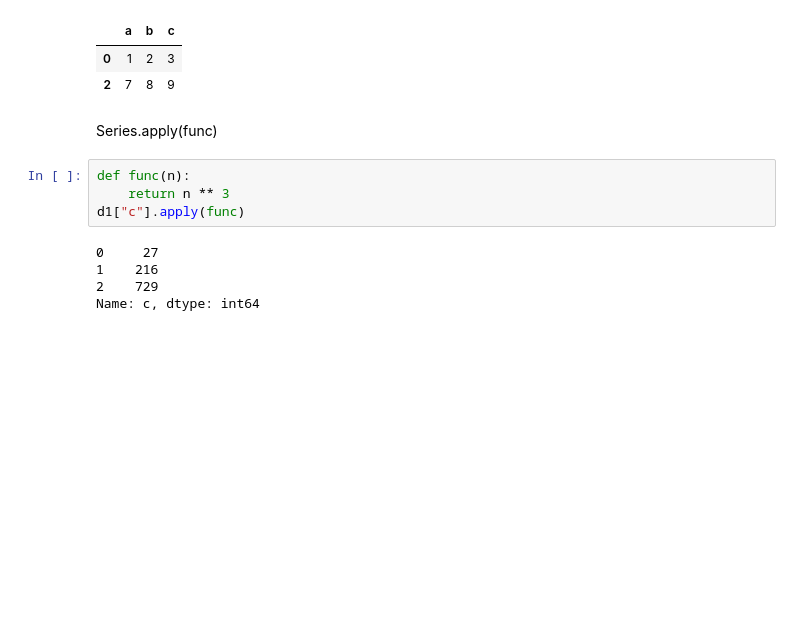
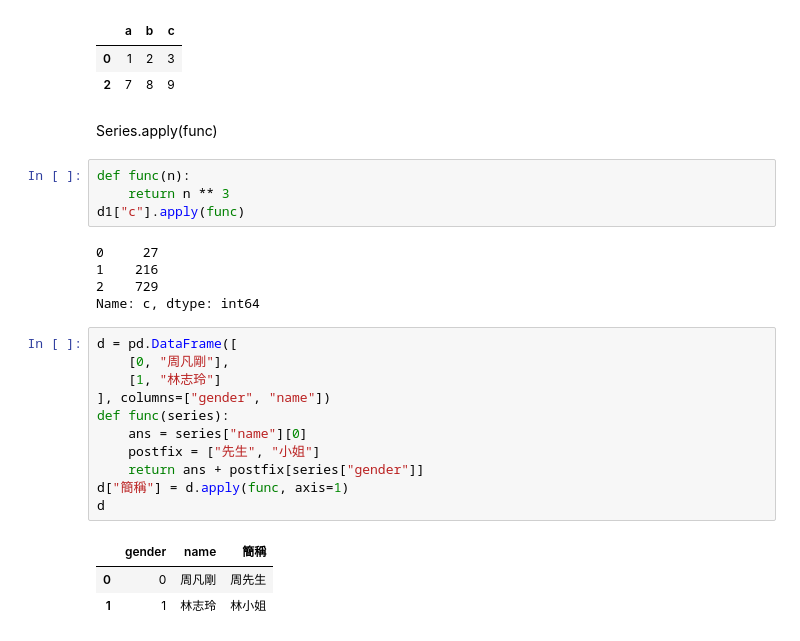
Before and after one commit to Elwing-Chou/hp, a Jupyter notebook: 14_pandas.ipynb, the cells around one changed output. Drawn from its saved outputs; the diff is of its cells as text; blank space fills up the shorter version.

```diff
--- a/14_pandas.ipynb
+++ b/14_pandas.ipynb
@@ -57,3 +57,18 @@ d1["c"].apply(func)
 1    216
 2    729
 Name: c, dtype: int64
+# %%
+d = pd.DataFrame([
+    [0, "周凡剛"],
+    [1, "林志玲"]
+], columns=["gender", "name"])
+def func(series):
+    ans = series["name"][0]
+    postfix = ["先生", "小姐"]
+    return ans + postfix[series["gender"]]
+d["簡稱"] = d.apply(func, axis=1)
+d
+# %% [output]
+|  | gender | name | 簡稱 |
+| 0 | 0 | 周凡剛 | 周先生 |
+| 1 | 1 | 林志玲 | 林小姐 |
```
